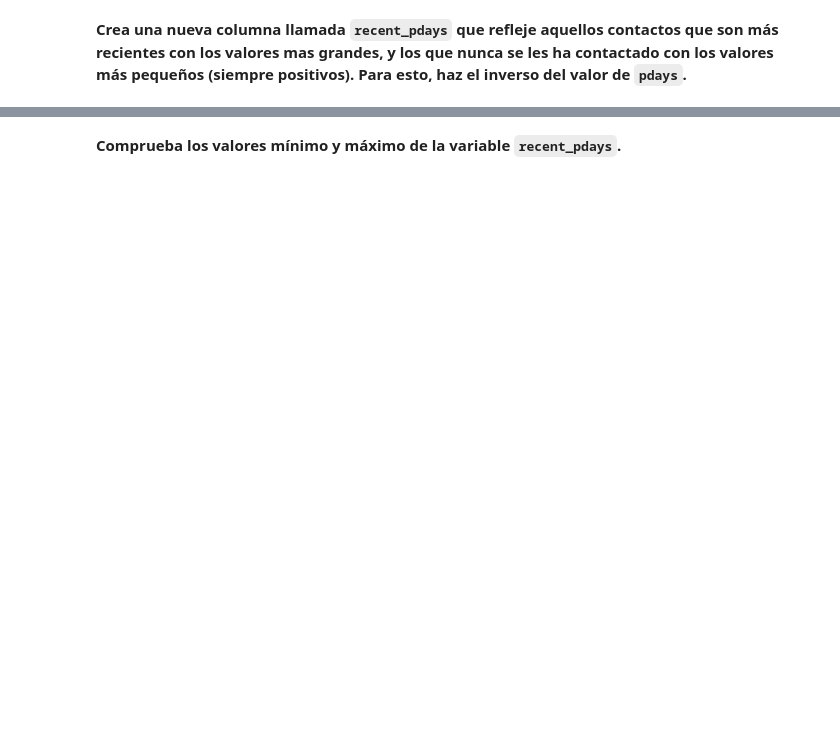
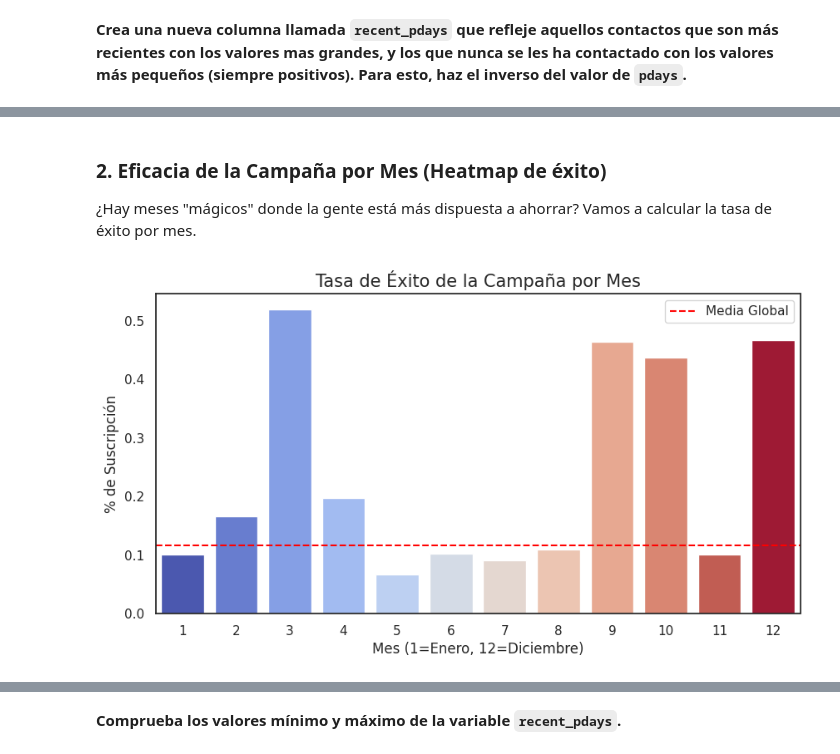
Before and after one commit to financieras/saturdays_ai, a Jupyter notebook: ML_S1_Intro_challenge_v1_1.ipynb, the cells around one changed output, grey strips where cells are left out. Drawn from its saved outputs; the diff is of its cells as text; code cells hidden in the pictures; blank space fills up the shorter version.

```diff
--- a/ML_S1_Intro_challenge_v1_1.ipynb
+++ b/ML_S1_Intro_challenge_v1_1.ipynb
@@ -444,0 +822,22 @@ plt.show()
+# %% [markdown]
+### 2. Eficacia de la Campaña por Mes (Heatmap de éxito)
+
+¿Hay meses "mágicos" donde la gente está más dispuesta a ahorrar? Vamos a calcular la tasa de éxito por mes.
+# %%
+# Calculamos la tasa de éxito (media de deposit) por mes
+exito_mensual = bank_data.groupby('month')['deposit'].mean().reset_index()
+
+# Ordenamos los meses cronológicamente (ya que los transformamos a números antes)
+exito_mensual = exito_mensual.sort_values('month')
+
+plt.figure(figsize=(10, 5))
+sns.barplot(data=exito_mensual, x='month', y='deposit', palette='coolwarm', hue='month', legend=False)
+
+plt.axhline(bank_data['deposit'].mean(), color='red', linestyle='--', label='Media Global')
+plt.title('Tasa de Éxito de la Campaña por Mes', fontsize=15)
+plt.xlabel('Mes (1=Enero, 12=Diciembre)', fontsize=12)
+plt.ylabel('% de Suscripción', fontsize=12)
+plt.legend()
+plt.show()
+# %% [output]
+[figure, added]
```
Also changed, not shown: parts of 95 cells of this notebook.
